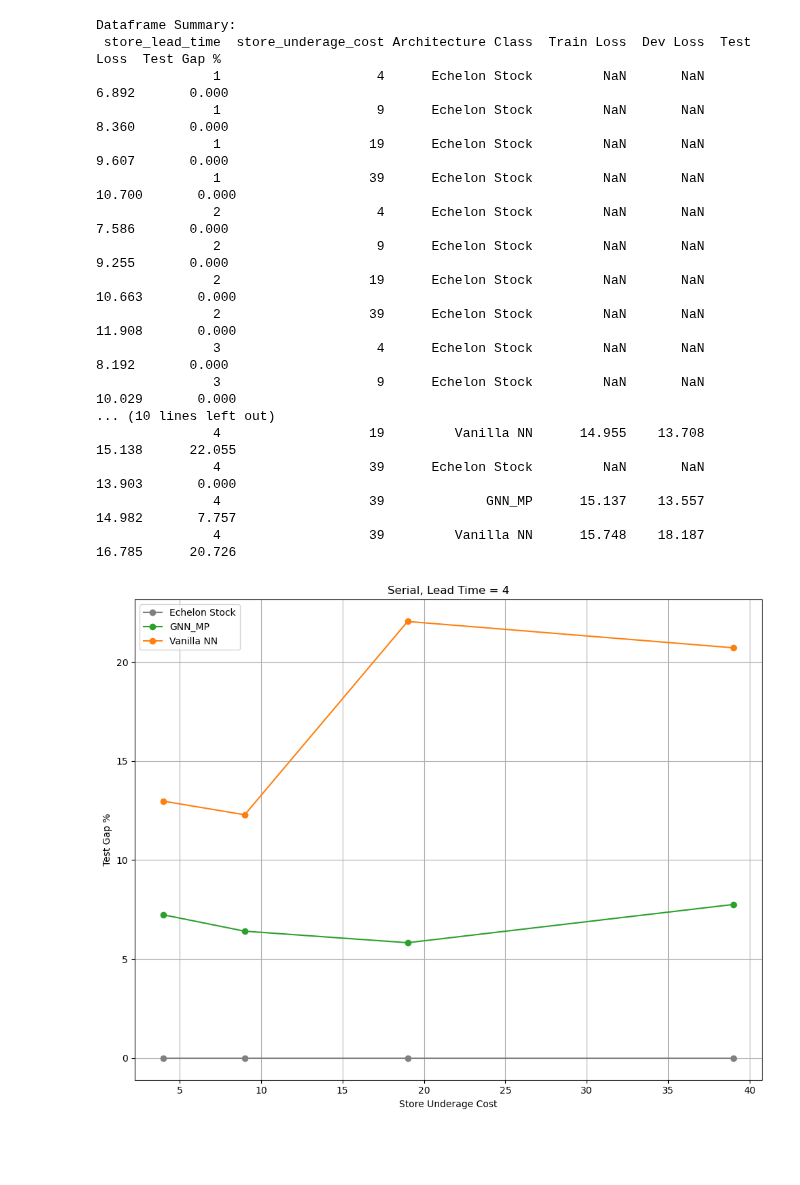
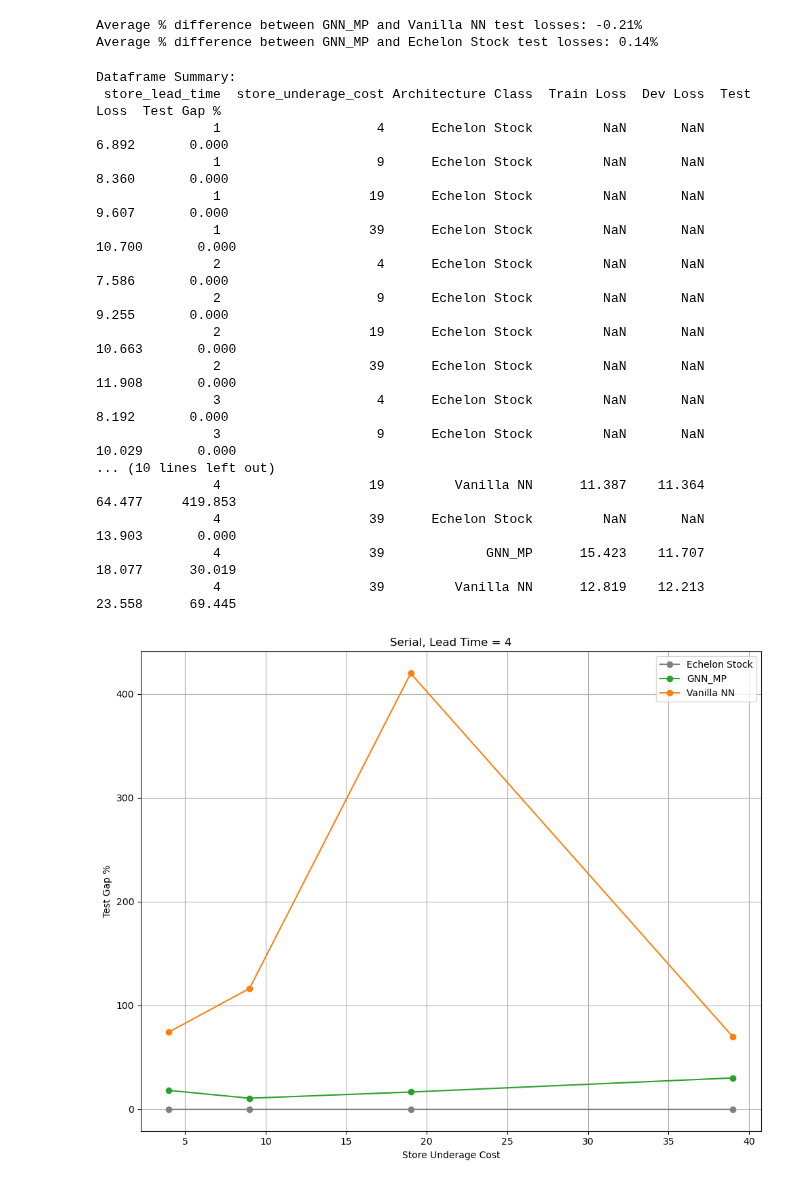
Before and after one commit to minuk302/Neural_inventory_control, a Jupyter notebook: analysis/ray_generic_architecture_serial.ipynb, the cells around one changed output. Cells and saved outputs as stored; diff of their text form; code cells hidden in the pictures; blank space fills up the shorter version.

```diff
--- a/analysis/ray_generic_architecture_serial.ipynb
+++ b/analysis/ray_generic_architecture_serial.ipynb
@@ -134,8 +137,8 @@ def custom_data_filler(out_row, reference_row):
 def default_condition_setter(condition_name):
     return None
 
-sort_by = 'test_loss'
-pick_row_from_run_by = 'test_loss'
+sort_by = 'dev_loss'
+pick_row_from_run_by = 'dev_loss'
 
 results_interpretor = rri.RayResultsinterpreter()
 
@@ -236,3 +239,37 @@ Dataframe Summary:
+# %%
+# Calculate average % difference between GNN_MP and other architectures
+gnn_data = df[df['Architecture Class'] == 'GNN_MP']
+vanilla_data = df[df['Architecture Class'] == 'Vanilla NN']
+echelon_data = df[df['Architecture Class'] == 'Echelon Stock']
+
+# Merge GNN with Vanilla NN data
+vanilla_comparison = pd.merge(
+    gnn_data[['store_lead_time', 'store_underage_cost', 'Test Loss']],
+    vanilla_data[['store_lead_time', 'store_underage_cost', 'Test Loss']],
+    on=['store_lead_time', 'store_underage_cost'],
+    suffixes=('_gnn', '_vanilla')
+)
+
+# Merge GNN with Echelon Stock data
+echelon_comparison = pd.merge(
+    gnn_data[['store_lead_time', 'store_underage_cost', 'Test Loss']],
+    echelon_data[['store_lead_time', 'store_underage_cost', 'Test Loss']],
+    on=['store_lead_time', 'store_underage_cost'],
+    suffixes=('_gnn', '_echelon')
+)
+
+# Calculate % difference for each pair
+vanilla_comparison['pct_diff'] = ((vanilla_comparison['Test Loss_gnn'] - vanilla_comparison['Test Loss_vanilla']) / vanilla_comparison['Test Loss_vanilla']) * 100
+echelon_comparison['pct_diff'] = ((echelon_comparison['Test Loss_gnn'] - echelon_comparison['Test Loss_echelon']) / echelon_comparison['Test Loss_echelon']) * 100
+
+# Calculate and display average % differences
+avg_pct_diff_vanilla = vanilla_comparison['pct_diff'].mean()
+avg_pct_diff_echelon = echelon_comparison['pct_diff'].mean()
+print(f"Average % difference between GNN_MP and Vanilla NN test losses: {avg_pct_diff_vanilla:.2f}%")
+print(f"Average % difference between GNN_MP and Echelon Stock test losses: {avg_pct_diff_echelon:.2f}%")
+# %% [output]
+Average % difference between GNN_MP and Vanilla NN test losses: -0.21%
+Average % difference between GNN_MP and Echelon Stock test losses: 0.14%
 # %%
 # Create vanilla results dataframe from the provided data
 vanilla_data = []
@@ -352,8 +389,8 @@ def custom_data_filler(out_row, reference_row):
 def default_condition_setter(condition_name):
     return None
 
-sort_by = 'test_loss'
-pick_row_from_run_by = 'test_loss'
+sort_by = 'dev_loss'
+pick_row_from_run_by = 'dev_loss'
 
 results_interpretor = rri.RayResultsinterpreter()
 
@@ -418,34 +455,34 @@ for arch in df['Architecture Class'].unique():
 
     ax.plot(x, y,
             marker='o',
             label=arch,
             color=color_scheme[arch],
             linestyle=linestyle_scheme[arch])
 
 ax.set_title(f'Serial, Lead Time = 4')
 ax.set_xlabel('Store Underage Cost')
 ax.set_ylabel('Test Gap %')
 ax.grid(True)
 ax.legend()
 
 plt.tight_layout()
 plt.show()
 # %% [output]
 Dataframe Summary:
  store_lead_time  store_underage_cost Architecture Class  Train Loss  Dev Loss  Test Loss  Test Gap %
                1                    4      Echelon Stock         NaN       NaN      6.892       0.000
                1                    9      Echelon Stock         NaN       NaN      8.360       0.000
                1                   19      Echelon Stock         NaN       NaN      9.607       0.000
                1                   39      Echelon Stock         NaN       NaN     10.700       0.000
                2                    4      Echelon Stock         NaN       NaN      7.586       0.000
                2                    9      Echelon Stock         NaN       NaN      9.255       0.000
                2                   19      Echelon Stock         NaN       NaN     10.663       0.000
                2                   39      Echelon Stock         NaN       NaN     11.908       0.000
                3                    4      Echelon Stock         NaN       NaN      8.192       0.000
                3                    9      Echelon Stock         NaN       NaN     10.029       0.000
 ... (10 lines left out)
-               4                   19         Vanilla NN      14.955    13.708     15.138      22.055
+               4                   19         Vanilla NN      11.387    11.364     64.477     419.853
                4                   39      Echelon Stock         NaN       NaN     13.903       0.000
-               4                   39             GNN_MP      15.137    13.557     14.982       7.757
-               4                   39         Vanilla NN      15.748    18.187     16.785      20.726
+               4                   39             GNN_MP      15.423    11.707     18.077      30.019
+               4                   39         Vanilla NN      12.819    12.213     23.558      69.445
-[figure, old version]
+[figure, new version]
```
Also changed, not shown: parts of 5 cells of this notebook, 34 other files.
